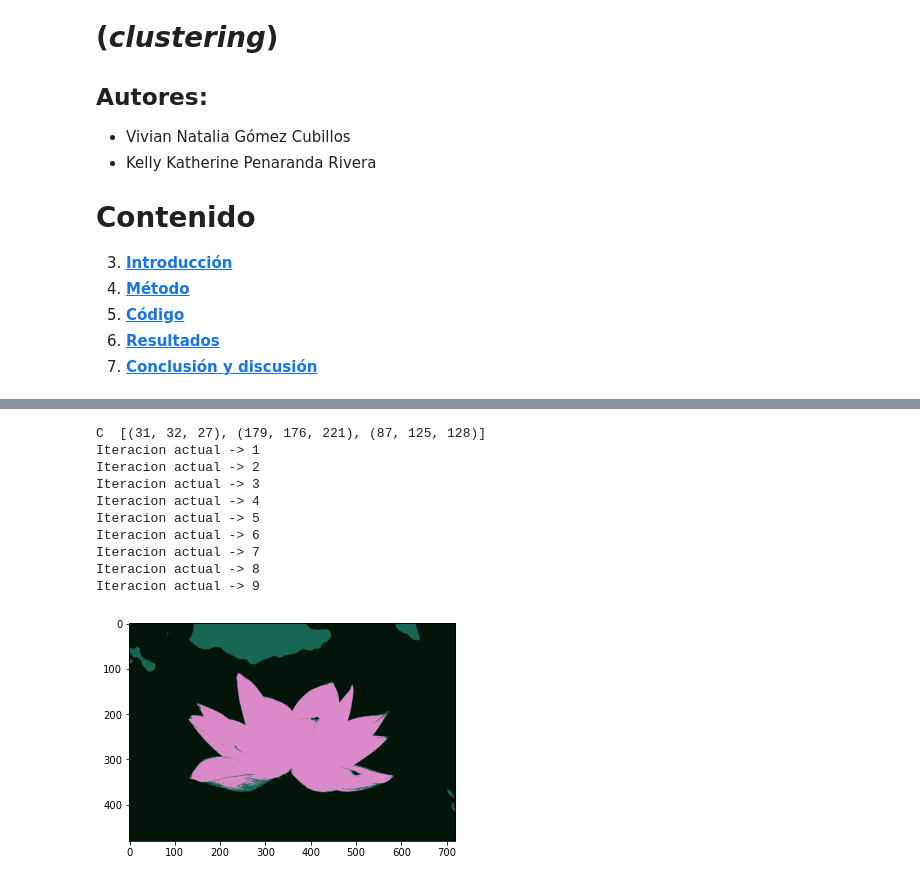
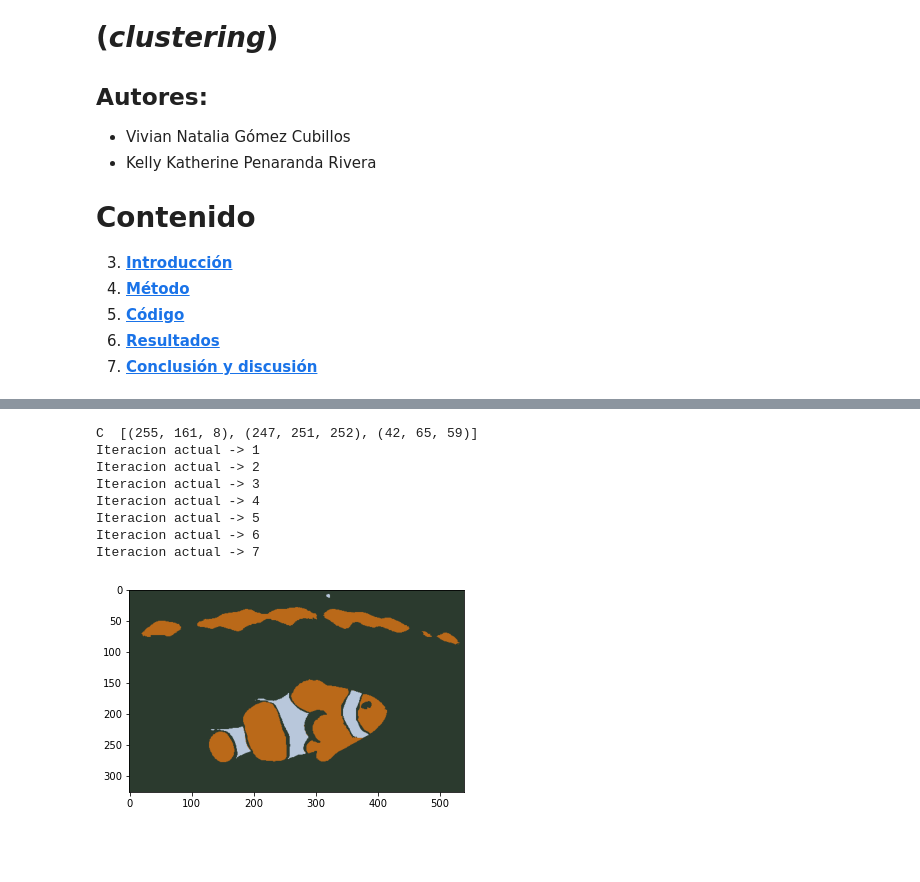
Before and after one commit to VivianGomez/t3_segmentation, a Jupyter notebook: t3_segmentation.ipynb, the cells around one changed output, grey strips where cells are left out. Cells and saved outputs as stored; diff of their text form; code cells hidden in the pictures; blank space fills up the shorter version.

```diff
--- a/t3_segmentation.ipynb
+++ b/t3_segmentation.ipynb
@@ -54,14 +56,12 @@ Iteracion actual -> 9
-# %%
-segmented_imgs = seg.kmeans(3, img, 25, 5, False, [(31, 32, 27), (179, 176, 221), (87, 125, 128)])
-# %% [output]
-C  [(31, 32, 27), (179, 176, 221), (87, 125, 128)]
-Iteracion actual -> 1
-Iteracion actual -> 2
-Iteracion actual -> 3
-Iteracion actual -> 4
-Iteracion actual -> 5
-Iteracion actual -> 6
-Iteracion actual -> 7
-Iteracion actual -> 8
-Iteracion actual -> 9
-[figure, removed]
+# %%
+segmented_imgs = seg.kmeans(3, img, 25, 1, False, [(255, 161, 8), (247, 251, 252), (42, 65, 59)])
+# %% [output]
+C  [(255, 161, 8), (247, 251, 252), (42, 65, 59)]
+Iteracion actual -> 1
+Iteracion actual -> 2
+Iteracion actual -> 3
+Iteracion actual -> 4
+Iteracion actual -> 5
+Iteracion actual -> 6
+Iteracion actual -> 7
+[figure, added]
```
Also changed, not shown: parts of 5 cells of this notebook, 1 other file.
